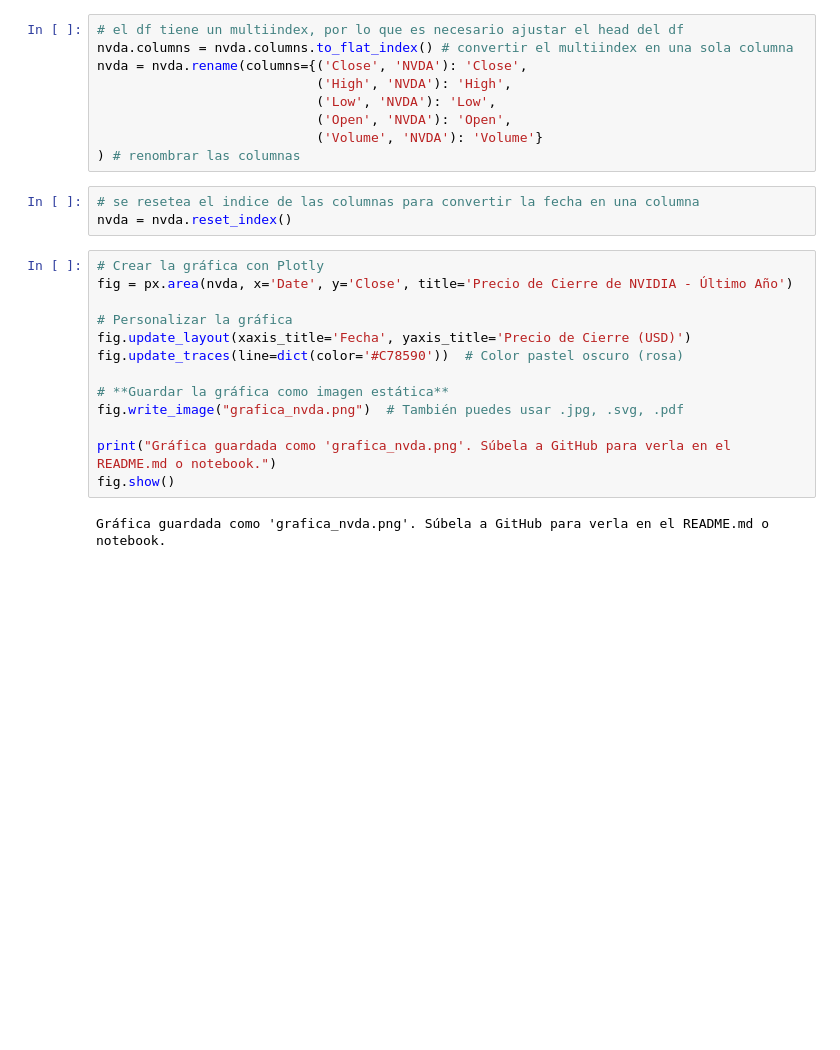
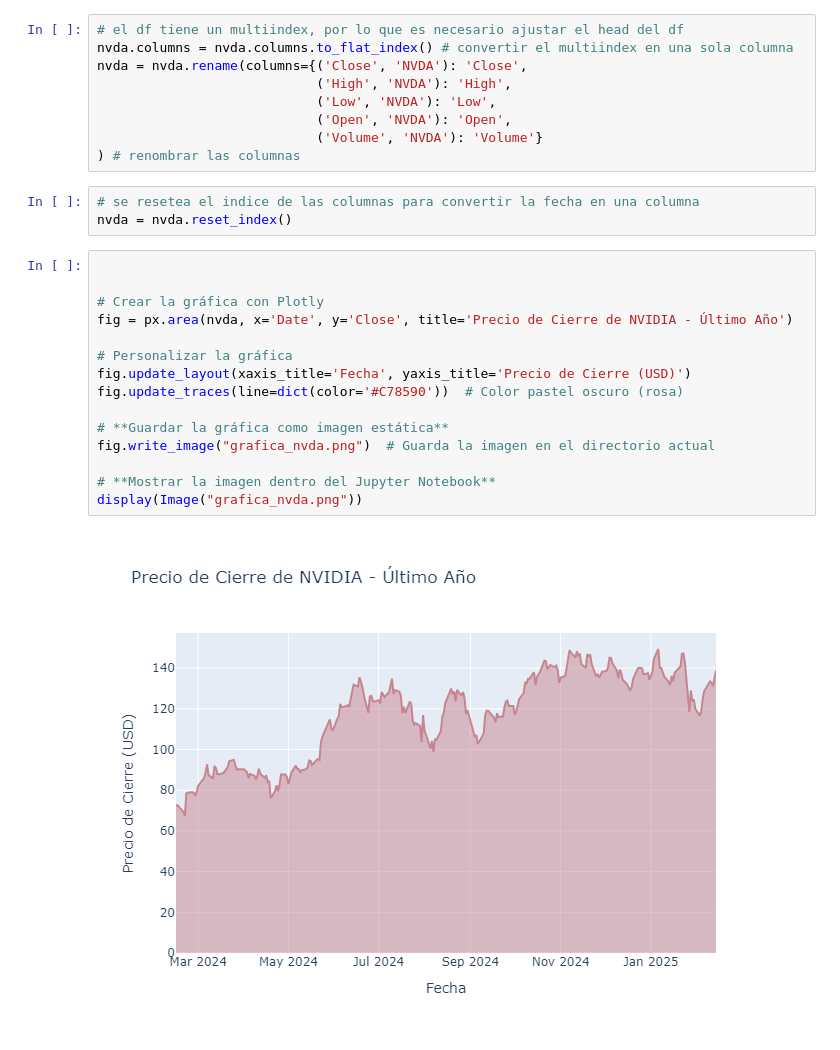
Before and after one commit to JuanDavidPiedrahitaLopez/energy_demand_forecasting_models, a Jupyter notebook: data/dataNvidia.ipynb, the cells around one changed output. Drawn from its saved outputs; the diff is of its cells as text; blank space fills up the shorter version.

```diff
--- a/data/dataNvidia.ipynb
+++ b/data/dataNvidia.ipynb
@@ -38,17 +39,19 @@ nvda = nvda.rename(columns={('Close', 'NVDA'): 'Close',
 # se resetea el indice de las columnas para convertir la fecha en una columna
 nvda = nvda.reset_index()
 # %%
+
+
 # Crear la gráfica con Plotly
 fig = px.area(nvda, x='Date', y='Close', title='Precio de Cierre de NVIDIA - Último Año')
 
 # Personalizar la gráfica
 fig.update_layout(xaxis_title='Fecha', yaxis_title='Precio de Cierre (USD)')
 fig.update_traces(line=dict(color='#C78590'))  # Color pastel oscuro (rosa)
 
 # **Guardar la gráfica como imagen estática**
-fig.write_image("grafica_nvda.png")  # También puedes usar .jpg, .svg, .pdf
+fig.write_image("grafica_nvda.png")  # Guarda la imagen en el directorio actual
 
-print("Gráfica guardada como 'grafica_nvda.png'. Súbela a GitHub para verla en el README.md o notebook.")
-fig.show()
+# **Mostrar la imagen dentro del Jupyter Notebook**
+display(Image("grafica_nvda.png"))
 # %% [output]
-Gráfica guardada como 'grafica_nvda.png'. Súbela a GitHub para verla en el README.md o notebook.
+[figure, added]
```
Also changed, not shown: parts of 2 cells of this notebook.
